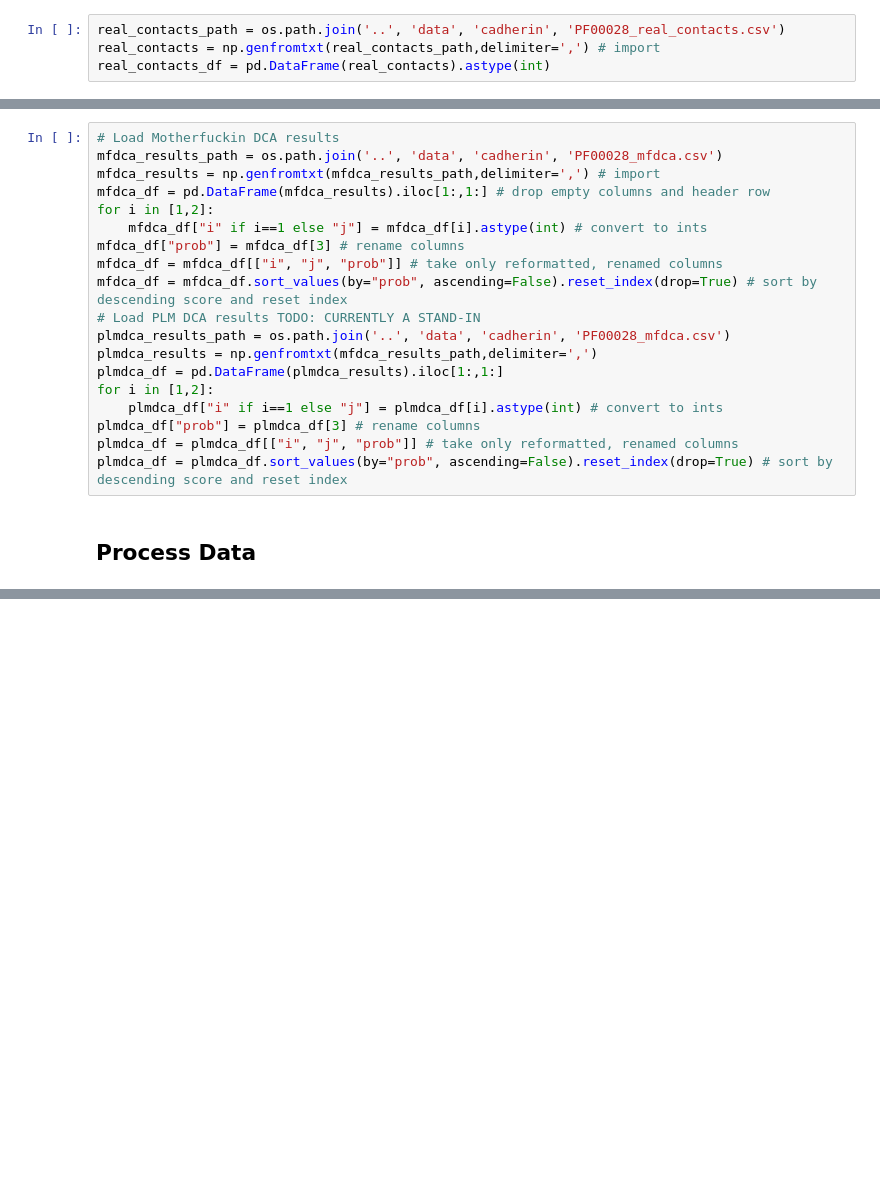
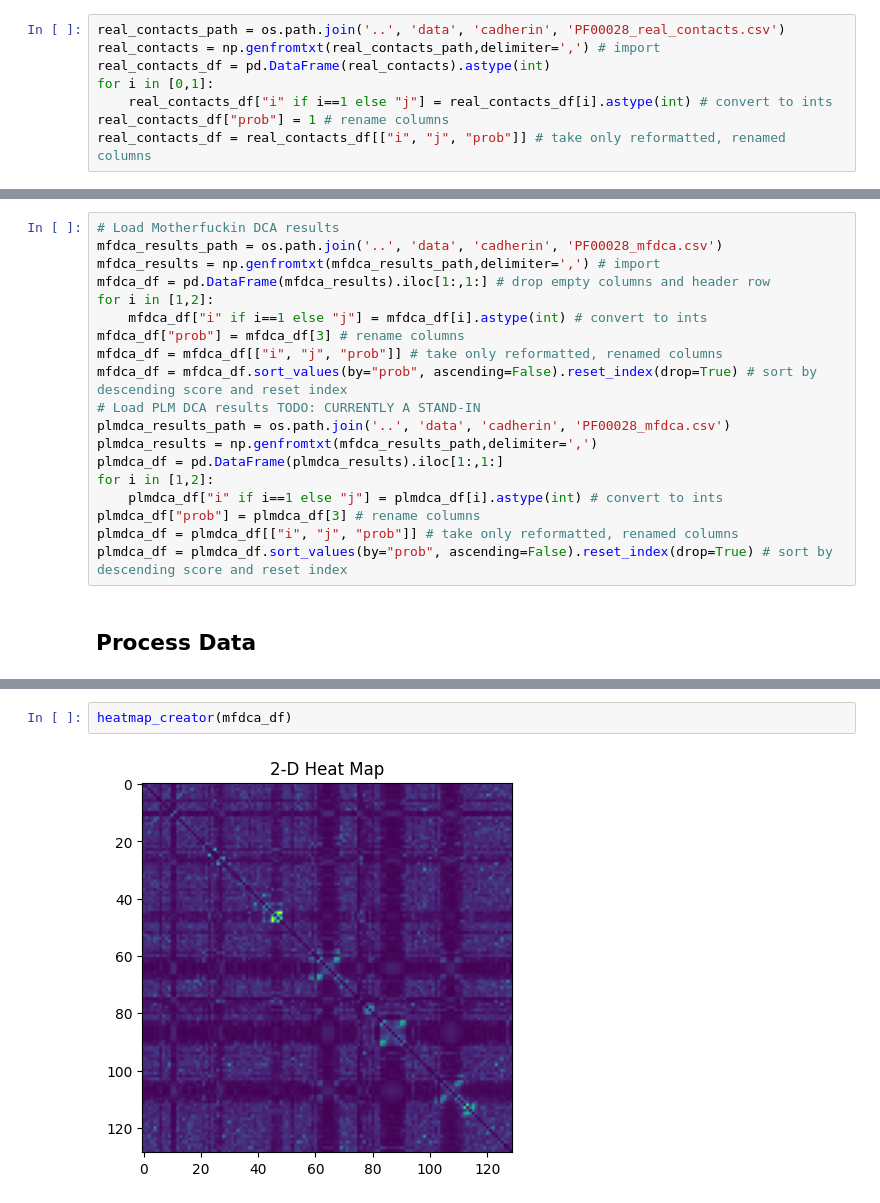
Before and after one commit to Vincent-La/cmsc702-protein-lm, a Jupyter notebook: notebooks/scoring_correlation.ipynb, the cells around one changed output, grey strips where cells are left out. Cells and saved outputs as stored; diff of their text form; blank space fills up the shorter version.

```diff
--- a/notebooks/scoring_correlation.ipynb
+++ b/notebooks/scoring_correlation.ipynb
@@ -52,6 +78,10 @@ for i in range(len(esm_dfs)):
 real_contacts_path = os.path.join('..', 'data', 'cadherin', 'PF00028_real_contacts.csv')
 real_contacts = np.genfromtxt(real_contacts_path,delimiter=',') # import
 real_contacts_df = pd.DataFrame(real_contacts).astype(int)
+for i in [0,1]:
+    real_contacts_df["i" if i==1 else "j"] = real_contacts_df[i].astype(int) # convert to ints
+real_contacts_df["prob"] = 1 # rename columns
+real_contacts_df = real_contacts_df[["i", "j", "prob"]] # take only reformatted, renamed columns
 # %% [markdown]
 ### Load DCA data
 # %%
@@ -104,0 +137,4 @@ top_L_mf
+# %%
+heatmap_creator(mfdca_df)
+# %% [output]
+[figure, added]
```
Also changed, not shown: parts of 7 cells of this notebook.
